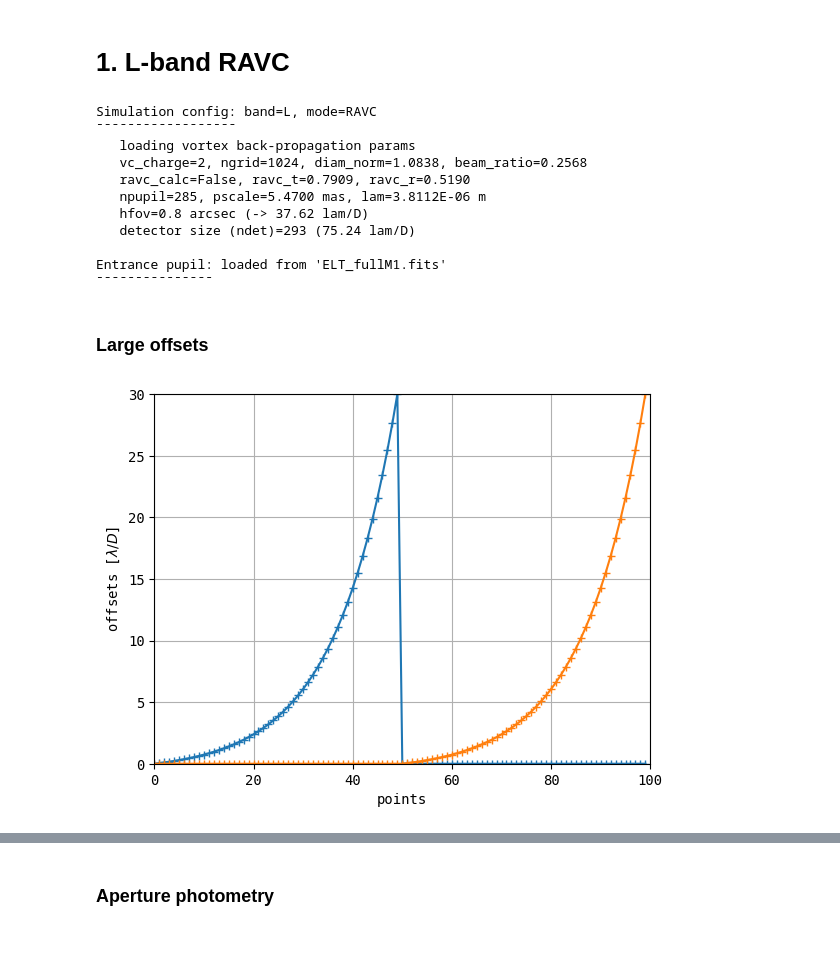
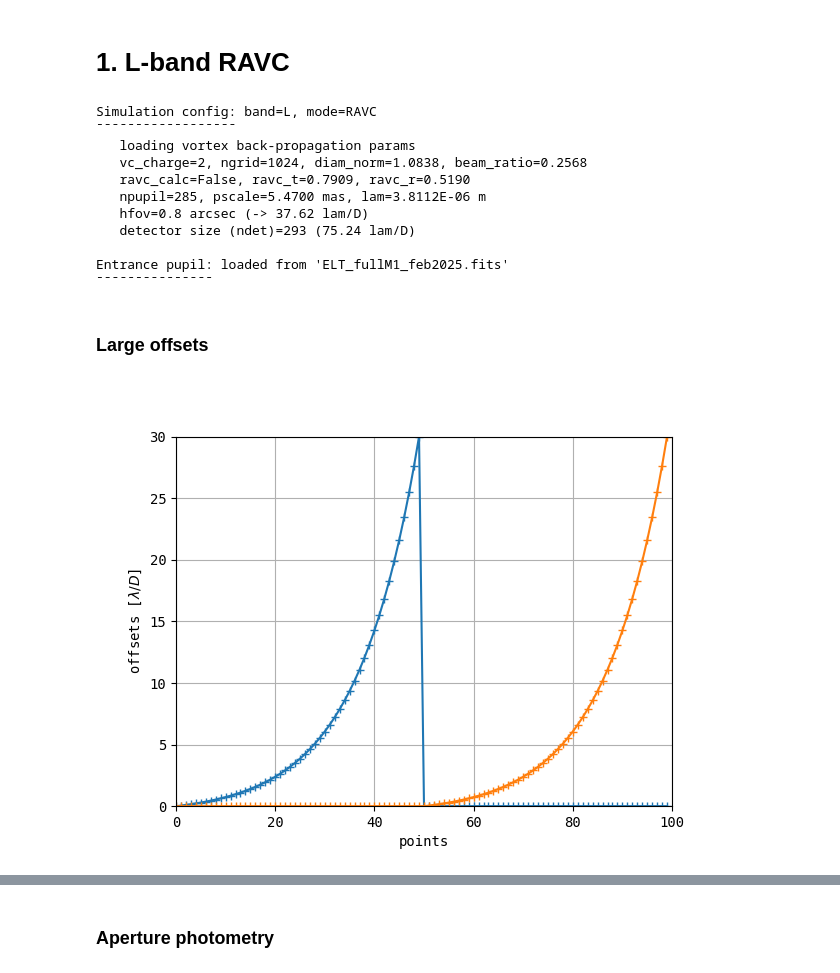
Before and after one commit to vortex-exoplanet/HEEPS, a Jupyter notebook: notebooks/hci_modes/offaxis_trans.ipynb, the cells around one changed output, grey strips where cells are left out. Saved outputs shown, nothing was run; the diff lists cells and outputs as text; code cells hidden in the pictures; blank space fills up the shorter version.

```diff
--- a/notebooks/hci_modes/offaxis_trans.ipynb
+++ b/notebooks/hci_modes/offaxis_trans.ipynb
@@ -16,6 +16,8 @@ import matplotlib.pyplot as plt
 X_lamD = np.linspace(0.0, 0.2, 20) # pointing errors (tiptilts)
 conf = heeps.config.read_config(verbose=False)
 conf.update(
+    dir_output = '/home/gorban/heeps_metis/output_files_gox/OAT/',
+    select_lyot='', # needed to disable automatic selection
     f_pupil = '',
     diam_nominal = 36.905, # same as diam ext, makes life easier for ls_dRext
     diam_ext = 36.905,
@@ -31,7 +33,7 @@ conf.update(
     ls_dRspi = 0,
     ls_ext_circ = True,
     ls_int_circ = None,
-    dir_output='output_files_gox',
+    AP_angles=[],
 )
 conf = heeps.config.update_config(saveconf=False, verbose=True, **conf)
 wf = heeps.pupil.pupil(savefits=False, verbose=True, **conf)
@@ -93,10 +95,10 @@ offmax = 30
 npts = 50
 # initialize conf
 conf = dict(
-    dir_output = 'output_files_gox/OAT',
-    f_pupil = 'pupil/ELT_fullM1.fits',
-    ls_ext_circ = False,
-    ls_int_circ = False,
+    dir_output = '/home/gorban/heeps_metis/output_files_gox/OAT/',
+    # f_pupil = 'pupil/ELT_fullM1.fits',
+    # ls_ext_circ = False,
+    # ls_int_circ = False,
     ravc_calc = False,
     add_phase = False,
     add_point_err = True,
@@ -110,9 +112,9 @@ conf.update(
     band = 'L',
     mode = 'RAVC',
     hfov = 0.8,
-    ls_dRext = 0.0477,
-    ls_dRint = 0.02,
-    ls_dRspi = 0.0249,
+    # ls_dRext = 0.0477,
+    # ls_dRint = 0.02,
+    # ls_dRspi = 0.0249,
 )
 conf = heeps.config.update_config(saveconf=True, verbose=True, **conf)
 wf = heeps.pupil.pupil(savefits=True, verbose=True, **conf)
@@ -126,35 +128,35 @@ Simulation config: band=L, mode=RAVC
    hfov=0.8 arcsec (-> 37.62 lam/D)
    detector size (ndet)=293 (75.24 lam/D)
 
-Entrance pupil: loaded from 'ELT_fullM1.fits'
+Entrance pupil: loaded from 'ELT_fullM1_feb2025.fits'
 ‾‾‾‾‾‾‾‾‾‾‾‾‾‾‾
 # %% [markdown]
 ### Large offsets
 # %%
 lamD = get_lamD_mas(**conf)
 xymax = min(conf['hfov']*1e3/lamD, offmax)
 logb = 0.02*xymax
 xy = np.logspace(np.log10(logb), np.log10(xymax + logb), npts) - logb
 xy = np.float32([(x,0) for x in xy] + [(0,y) for y in xy])  # in Lambda/D_lyot
 xy_mas = xy *lamD
 xy_pix = xy_mas/conf['pscale']
 
 # The offset is injected via tip-tilt mode
 # Those proper tip-tilt modes are normalized over a circular (and not annular) pupil of size pupil_img_size
 # To obtain an effective offset, we need to scale by the effective aperture size
 # A good proxy for this factor is the ratio between the nominal and extended diameters
 xy_pix *= conf['diam_ext']/conf['diam_nominal']
 
 conf['f_point_err'] = os.path.join(conf['dir_output'], 'oat_%s_%s.fits'%(conf['band'], conf['mode']))
-# fits.writeto(conf['f_point_err'], xy_mas, overwrite=True)
+fits.writeto(conf['f_point_err'], xy_mas, overwrite=True)
 
 plt.figure()
 plt.plot(xy, '-+')
 plt.xlim(0, len(xy))
 plt.ylim(0, xymax)
 plt.xlabel('points')
 plt.ylabel(r'offsets [$\lambda/D$]')
 plt.grid(True), plt.grid(which='minor', linestyle=':');
 plt.show()
 # %% [output]
-[figure, old version]
+[figure, new version]
```
Also changed, not shown: parts of 8 cells of this notebook.
